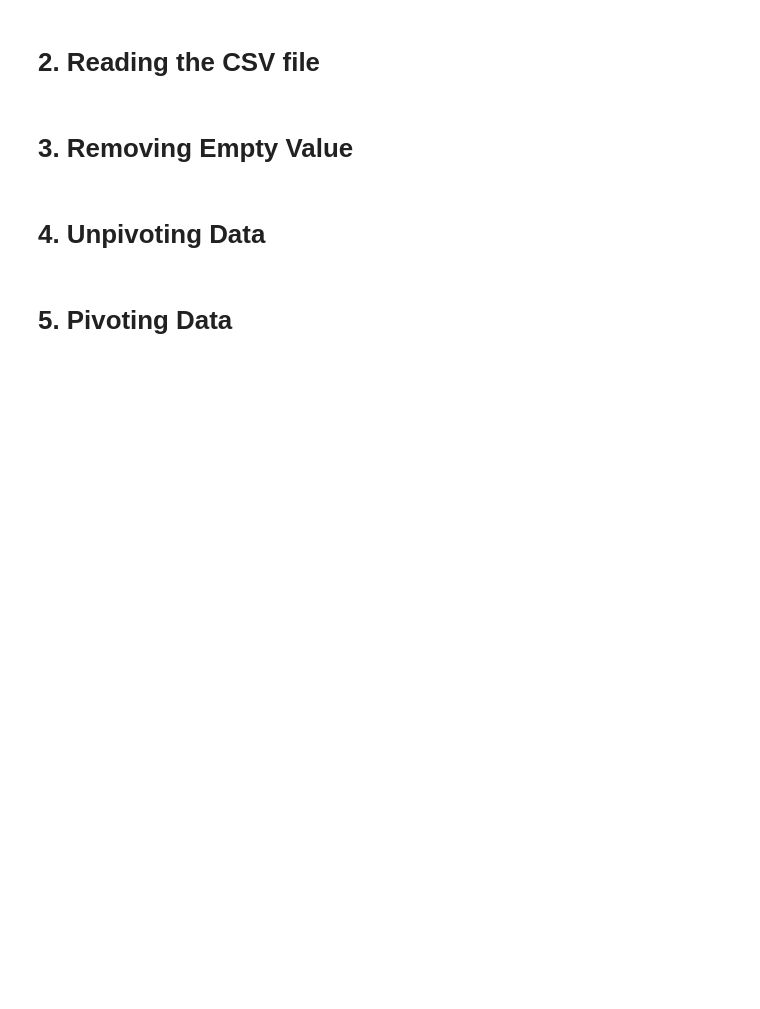
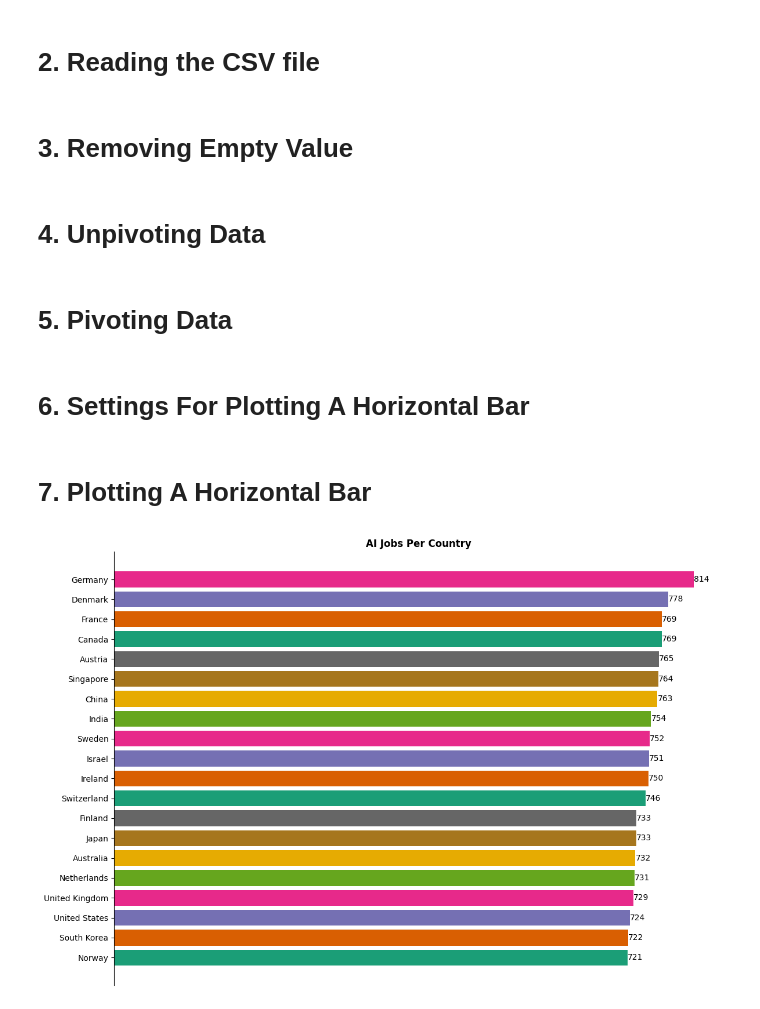
Before and after one commit to LazaroDamasceno/Data-Analyses-And-Plotting, a Jupyter notebook: ai_jobs/ai_jobs_per_country.ipynb, the cells around one changed output. Saved outputs shown, nothing was run; the diff lists cells and outputs as text; code cells hidden in the pictures; blank space fills up the shorter version.

Commit message:
Updated ai_jobs_per_country

```diff
--- a/ai_jobs/ai_jobs_per_country.ipynb
+++ b/ai_jobs/ai_jobs_per_country.ipynb
@@ -26,5 +26,30 @@ df_longer = df_cleaned.melt(
 df_pivot = df_longer.pivot_table(
     index="company_location",
     columns="jobs",
-    aggfunc='sum'
-)
+    aggfunc='count'
+).sort_values(by=('value', 'job_title'), ascending=True)
+# %% [markdown]
+# 6. Settings For Plotting A Horizontal Bar
+# %%
+n_items = len(df_pivot.index)
+y_pos = np.arange(n_items)
+bar_height = 0.8
+colors = plt.cm.Dark2.colors
+# %% [markdown]
+# 7. Plotting A Horizontal Bar
+# %%
+fig, ax = plt.subplots(figsize=(12, 8))
+
+bars = ax.barh(y_pos, df_pivot['value']['job_title'], bar_height, color=colors)
+
+ax.bar_label(bars)
+ax.spines[['right', 'top', 'bottom']].set_visible(False)
+ax.xaxis.set_visible(False)
+ax.set_yticks(y_pos)
+ax.set_yticklabels(df_pivot.index)
+ax.set_title("AI Jobs Per Country", fontweight="bold")
+
+plt.tight_layout()
+plt.show()
+# %% [output]
+[figure, added]
```
